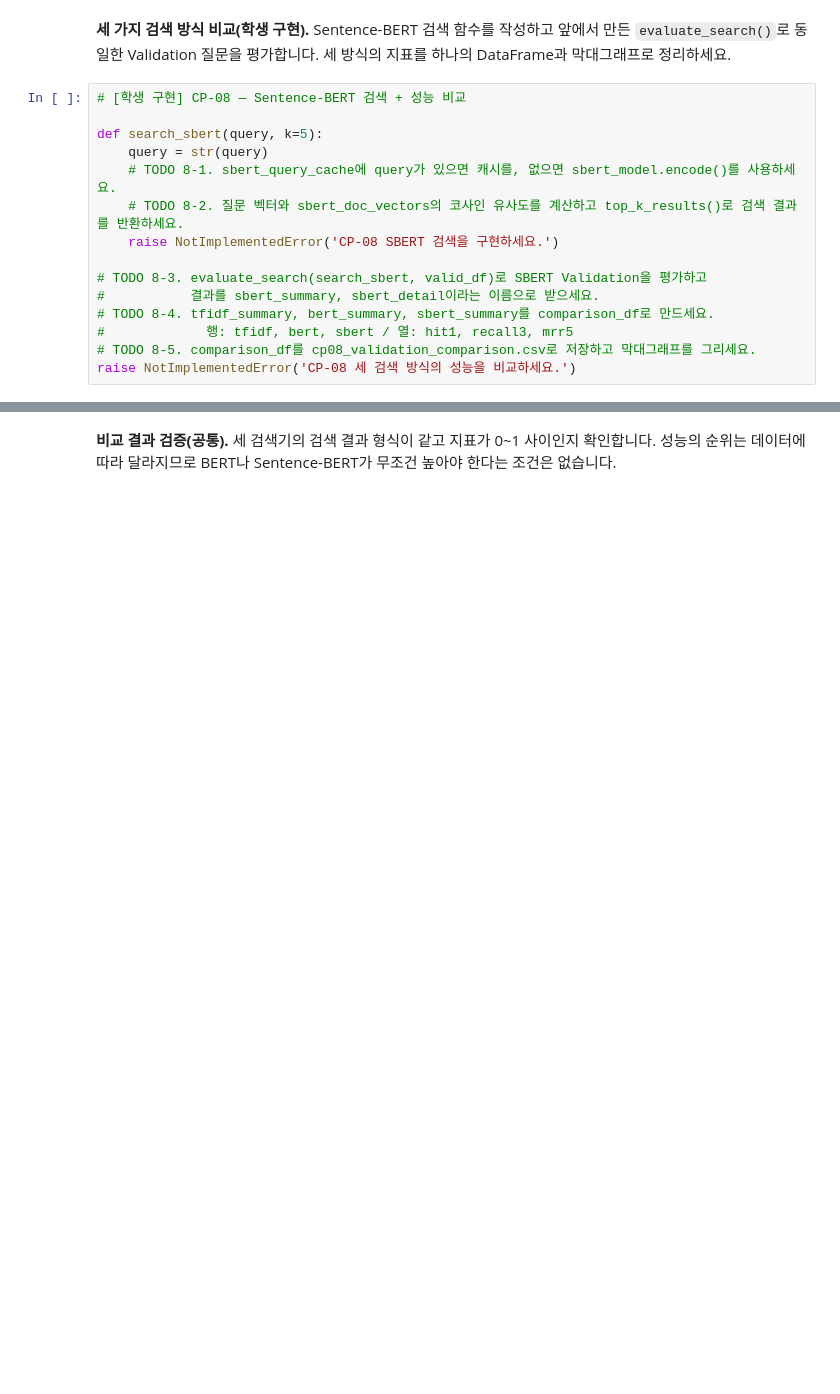
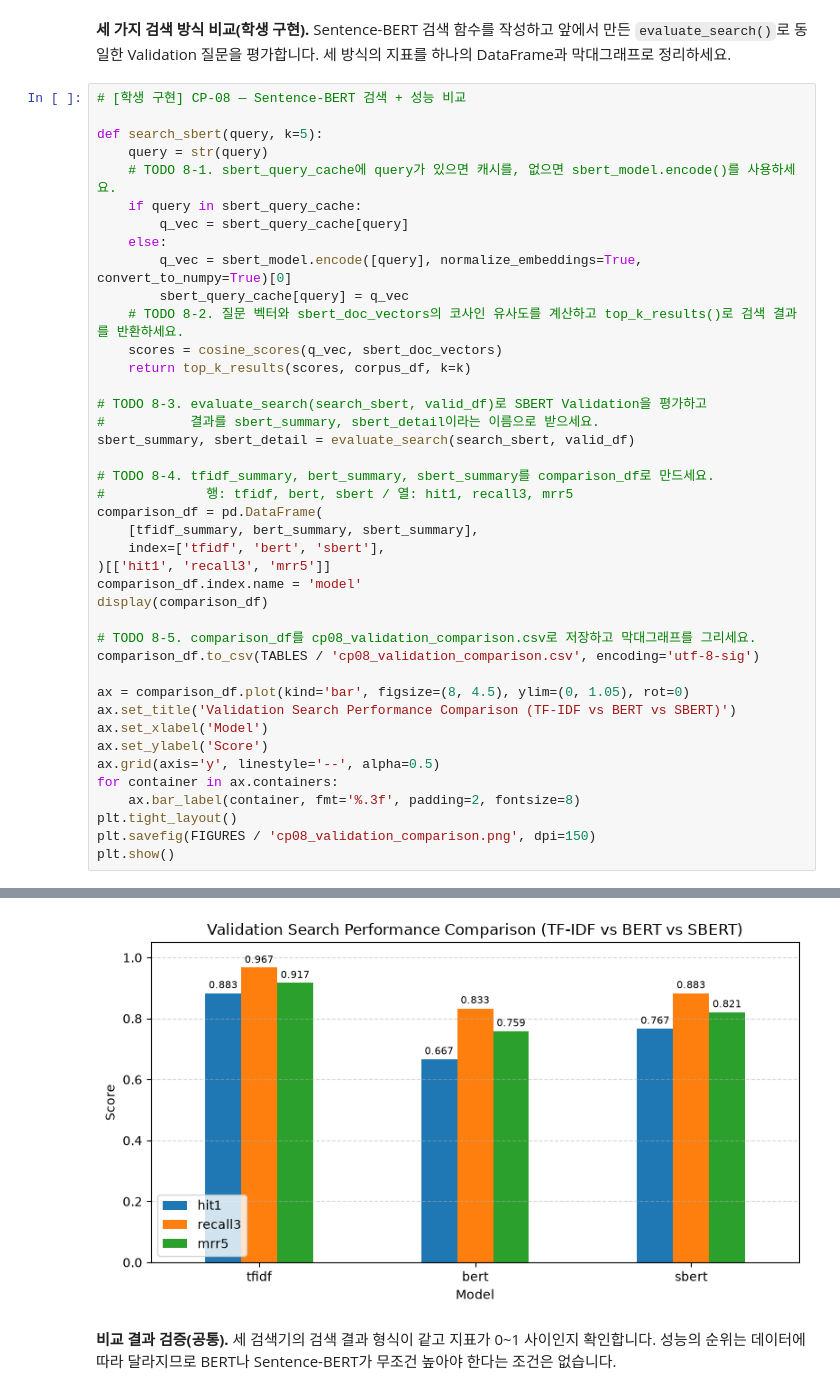
Before and after one commit to Gotti0/ai-mini-projects, a Jupyter notebook: mini-project-02/code/NLP_BERT_MiniProject_Student.ipynb, the cells around one changed output, grey strips where cells are left out. Drawn from its saved outputs; the diff is of its cells as text; blank space fills up the shorter version.

Commit message:
feat: add NLP BERT mini-project materials, documentation, and evaluation outputs

```diff
--- a/mini-project-02/code/NLP_BERT_MiniProject_Student.ipynb
+++ b/mini-project-02/code/NLP_BERT_MiniProject_Student.ipynb
@@ -744,12 +799,39 @@ print('SBERT 문서 벡터:', sbert_doc_vectors.shape)
 def search_sbert(query, k=5):
     query = str(query)
     # TODO 8-1. sbert_query_cache에 query가 있으면 캐시를, 없으면 sbert_model.encode()를 사용하세요.
+    if query in sbert_query_cache:
+        q_vec = sbert_query_cache[query]
+    else:
+        q_vec = sbert_model.encode([query], normalize_embeddings=True, convert_to_numpy=True)[0]
+        sbert_query_cache[query] = q_vec
     # TODO 8-2. 질문 벡터와 sbert_doc_vectors의 코사인 유사도를 계산하고 top_k_results()로 검색 결과를 반환하세요.
-    raise NotImplementedError('CP-08 SBERT 검색을 구현하세요.')
+    scores = cosine_scores(q_vec, sbert_doc_vectors)
+    return top_k_results(scores, corpus_df, k=k)
 
 # TODO 8-3. evaluate_search(search_sbert, valid_df)로 SBERT Validation을 평가하고
 #           결과를 sbert_summary, sbert_detail이라는 이름으로 받으세요.
+sbert_summary, sbert_detail = evaluate_search(search_sbert, valid_df)
+
 # TODO 8-4. tfidf_summary, bert_summary, sbert_summary를 comparison_df로 만드세요.
 #             행: tfidf, bert, sbert / 열: hit1, recall3, mrr5
+comparison_df = pd.DataFrame(
+    [tfidf_summary, bert_summary, sbert_summary],
+    index=['tfidf', 'bert', 'sbert'],
+)[['hit1', 'recall3', 'mrr5']]
+comparison_df.index.name = 'model'
+display(comparison_df)
+
 # TODO 8-5. comparison_df를 cp08_validation_comparison.csv로 저장하고 막대그래프를 그리세요.
-raise NotImplementedError('CP-08 세 검색 방식의 성능을 비교하세요.')
+comparison_df.to_csv(TABLES / 'cp08_validation_comparison.csv', encoding='utf-8-sig')
+
+ax = comparison_df.plot(kind='bar', figsize=(8, 4.5), ylim=(0, 1.05), rot=0)
+ax.set_title('Validation Search Performance Comparison (TF-IDF vs BERT vs SBERT)')
+ax.set_xlabel('Model')
+ax.set_ylabel('Score')
+ax.grid(axis='y', linestyle='--', alpha=0.5)
+for container in ax.containers:
+    ax.bar_label(container, fmt='%.3f', padding=2, fontsize=8)
+plt.tight_layout()
+plt.savefig(FIGURES / 'cp08_validation_comparison.png', dpi=150)
+plt.show()
+# %% [output]
@@ -756,3 +843,4 @@ raise NotImplementedError('CP-08 세 검색 방식의 성능을 비교하세요.
+[figure, added]
 # %% [markdown]
 **비교 결과 검증(공통).** 세 검색기의 검색 결과 형식이 같고 지표가 0~1 사이인지 확인합니다. 성능의 순위는 데이터에 따라 달라지므로 BERT나 Sentence-BERT가 무조건 높아야 한다는 조건은 없습니다.
 # %%
```
Also changed, not shown: parts of 15 cells of this notebook, 16 other files.
